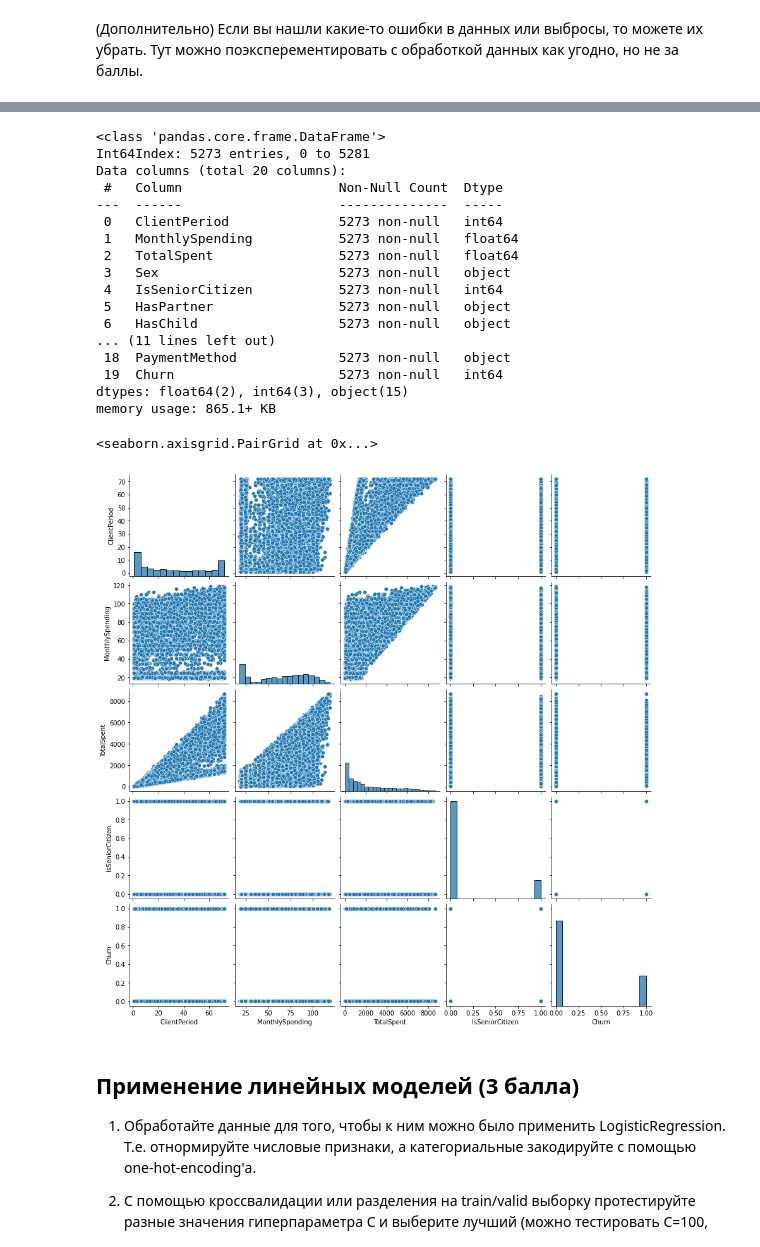
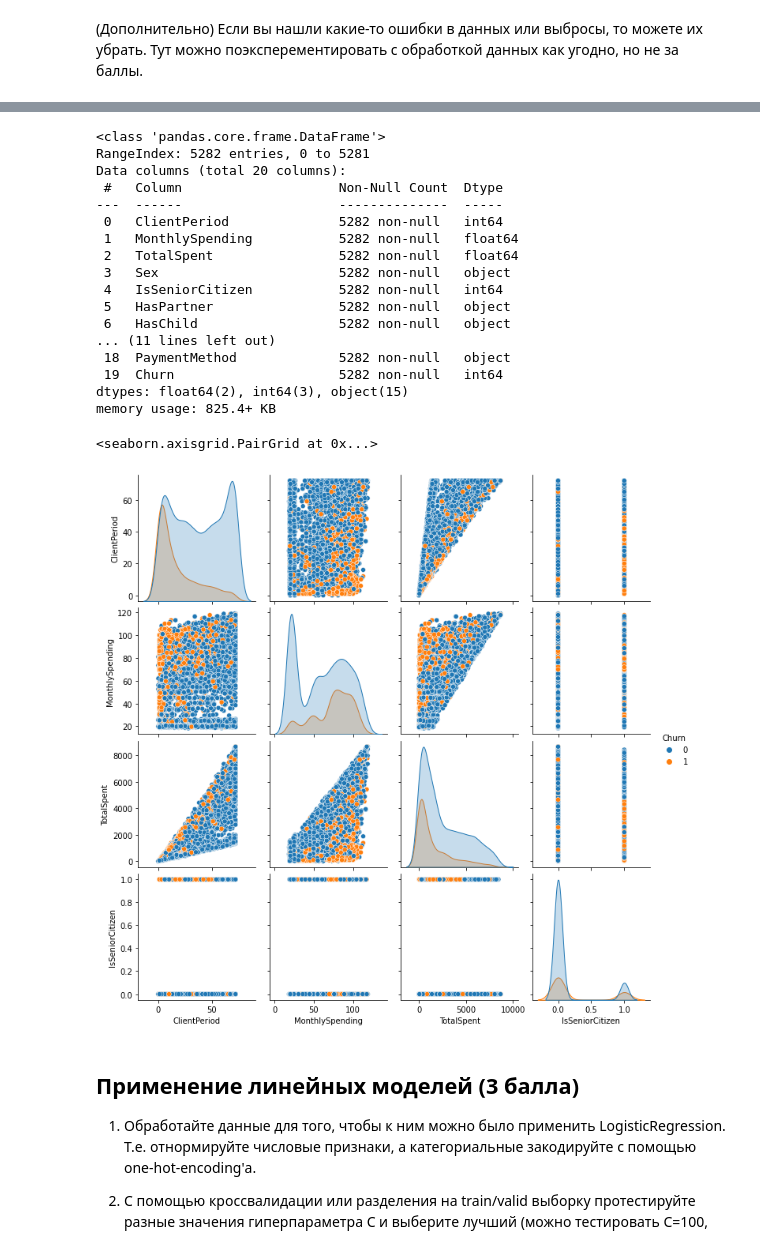
Before and after one commit to 2001092236/Deep-Learning-School, a Jupyter notebook: HomeWork03/baseline.ipynb, the cells around one changed output, grey strips where cells are left out. Cells and saved outputs as stored; diff of their text form; code cells hidden in the pictures.

```diff
--- a/HomeWork03/baseline.ipynb
+++ b/HomeWork03/baseline.ipynb
@@ -314,2 +205,0 @@ Name: TotalSpent, dtype: object
-# %%
-data = data[data['TotalSpent'] != ' ']
@@ -334,29 +209,29 @@ data['TotalSpent'] = data['TotalSpent'].astype(float)
 data.info()
 # %% [output]
 <class 'pandas.core.frame.DataFrame'>
-Int64Index: 5273 entries, 0 to 5281
+RangeIndex: 5282 entries, 0 to 5281
 Data columns (total 20 columns):
  #   Column                    Non-Null Count  Dtype
 ---  ------                    --------------  -----
- 0   ClientPeriod              5273 non-null   int64
- 1   MonthlySpending           5273 non-null   float64
- 2   TotalSpent                5273 non-null   float64
- 3   Sex                       5273 non-null   object
- 4   IsSeniorCitizen           5273 non-null   int64
- 5   HasPartner                5273 non-null   object
- 6   HasChild                  5273 non-null   object
+ 0   ClientPeriod              5282 non-null   int64
+ 1   MonthlySpending           5282 non-null   float64
+ 2   TotalSpent                5282 non-null   float64
+ 3   Sex                       5282 non-null   object
+ 4   IsSeniorCitizen           5282 non-null   int64
+ 5   HasPartner                5282 non-null   object
+ 6   HasChild                  5282 non-null   object
 ... (11 lines left out)
- 18  PaymentMethod             5273 non-null   object
- 19  Churn                     5273 non-null   int64
+ 18  PaymentMethod             5282 non-null   object
+ 19  Churn                     5282 non-null   int64
 dtypes: float64(2), int64(3), object(15)
-memory usage: 865.1+ KB
+memory usage: 825.4+ KB
 # %%
 import seaborn as sns
 # %%
-sns.pairplot(data)
+sns.pairplot(data, hue = 'Churn')
 # %% [output]
 <seaborn.axisgrid.PairGrid at 0x...>
-[figure, old version]
+[figure, new version]
 # %% [markdown]
 ## Применение линейных моделей (3 балла)
 
```
Also changed, not shown: parts of 46 cells of this notebook.
